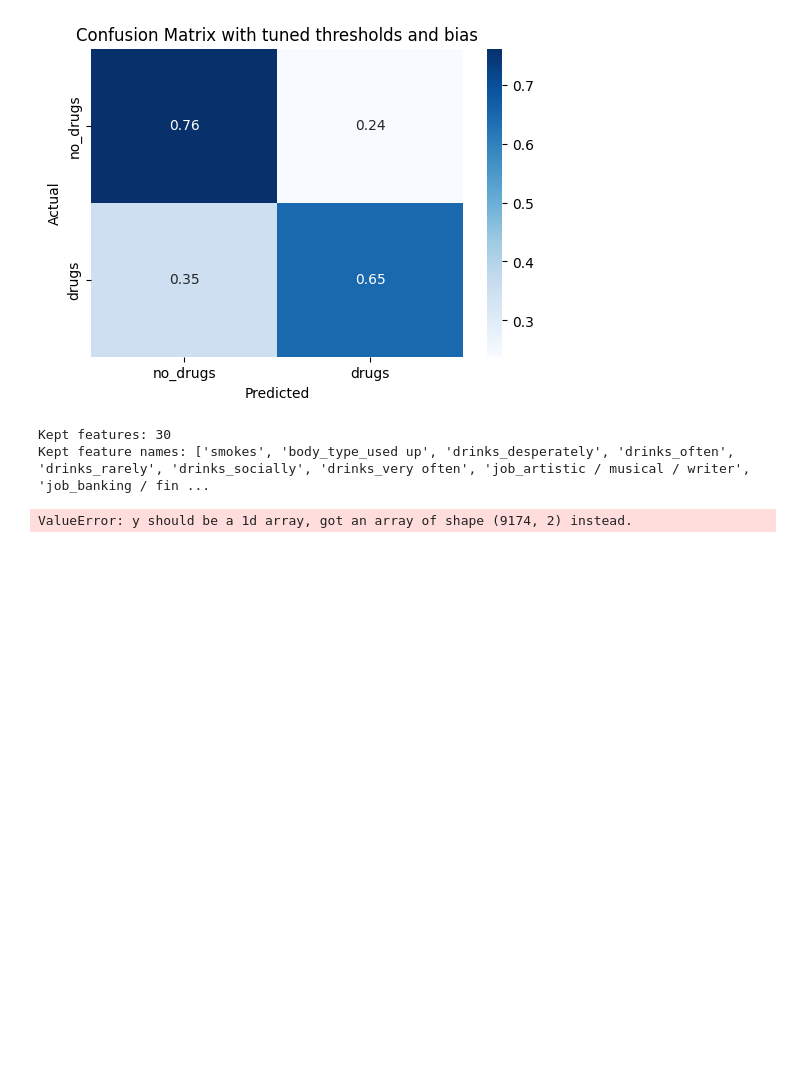
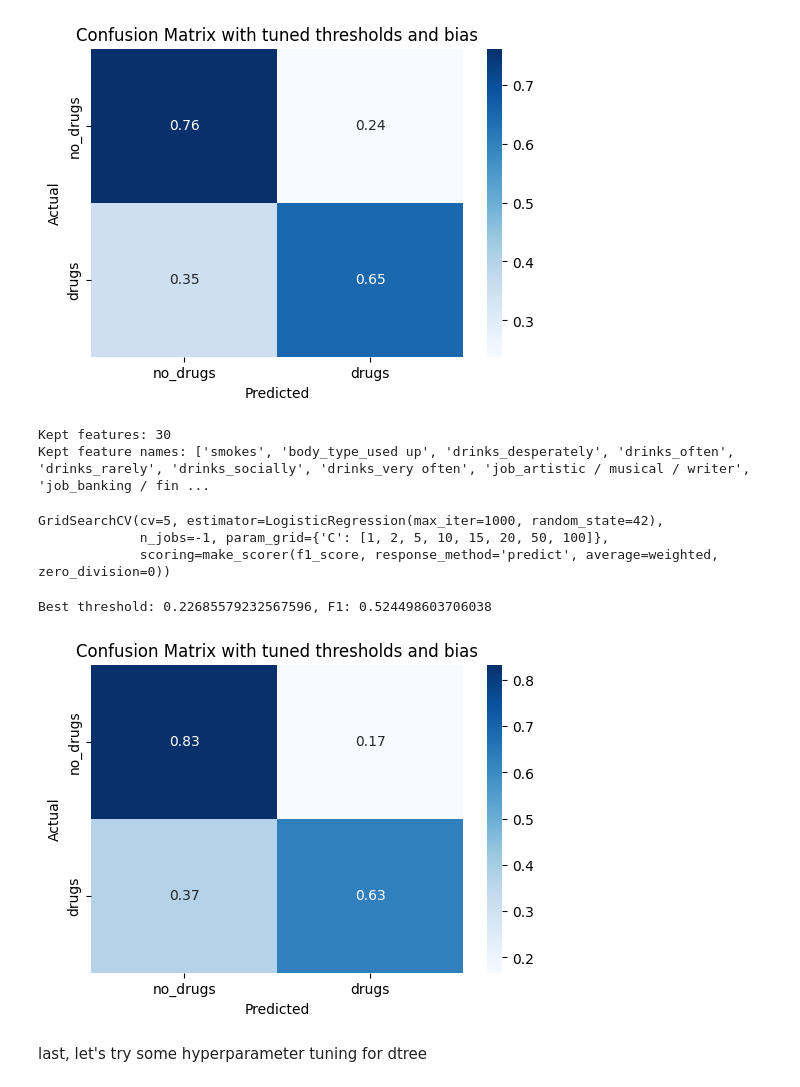
Before and after one commit to VasStach/OKCupid-Date-A-Scientist, a Jupyter notebook: date-a-scientist.ipynb, the cells around one changed output. Cells and saved outputs as stored; diff of their text form; code cells hidden in the pictures; blank space fills up the shorter version.

```diff
--- a/date-a-scientist.ipynb
+++ b/date-a-scientist.ipynb
@@ -479,19 +479,25 @@ grid = GridSearchCV(
     n_jobs=-1
 )
 grid.fit(x_train_rfe, y_train)
-
-y_test = y_test.astype(int)
-best_thr = get_best_thresh_binary(grid.predict_proba(x_test_rfe), y_test)
-y_pred_thr = (grid.predict_proba(x_test_rfe)[:, 1] >= best_thr).astype(int)
-
-cm = confusion_matrix(y_test, y_pred_thr, normalize="true")
-plt.figure(figsize=(6, 4))
-sns.heatmap(cm, annot=True, fmt='.2g', cmap='Blues', xticklabels=["no_drugs", "drugs"], yticklabels=["no_drugs", "drugs"])
-plt.xlabel('Predicted')
-plt.ylabel('Actual')
-plt.title('Confusion Matrix with tuned thresholds and bias')
-plt.show()
 # %% [output]
 Kept features: 30
 Kept feature names: ['smokes', 'body_type_used up', 'drinks_desperately', 'drinks_often', 'drinks_rarely', 'drinks_socially', 'drinks_very often', 'job_artistic / musical / writer', 'job_banking / fin ...
-ValueError: y should be a 1d array, got an array of shape (9174, 2) instead.
+GridSearchCV(cv=5, estimator=LogisticRegression(max_iter=1000, random_state=42),
+             n_jobs=-1, param_grid={'C': [1, 2, 5, 10, 15, 20, 50, 100]},
+             scoring=make_scorer(f1_score, response_method='predict', average=weighted, zero_division=0))
+# %%
+best_thr = get_best_thresh_binary(grid.predict_proba(x_test_rfe)[:, 1], y_test)
+y_pred_thr = (grid.predict_proba(x_test_rfe)[:, 1] >= best_thr).astype(int)
+
+cm = confusion_matrix(y_test, y_pred_thr, normalize="true")
+plt.figure(figsize=(6, 4))
+sns.heatmap(cm, annot=True, fmt='.2g', cmap='Blues', xticklabels=["no_drugs", "drugs"], yticklabels=["no_drugs", "drugs"])
+plt.xlabel('Predicted')
+plt.ylabel('Actual')
+plt.title('Confusion Matrix with tuned thresholds and bias')
+plt.show()
+# %% [output]
+Best threshold: 0.22685579232567596, F1: 0.524498603706038
+[figure, added]
+# %% [markdown]
+last, let's try some hyperparameter tuning for dtree
```
Also changed, not shown: parts of 1 cell of this notebook, 1 other file.
